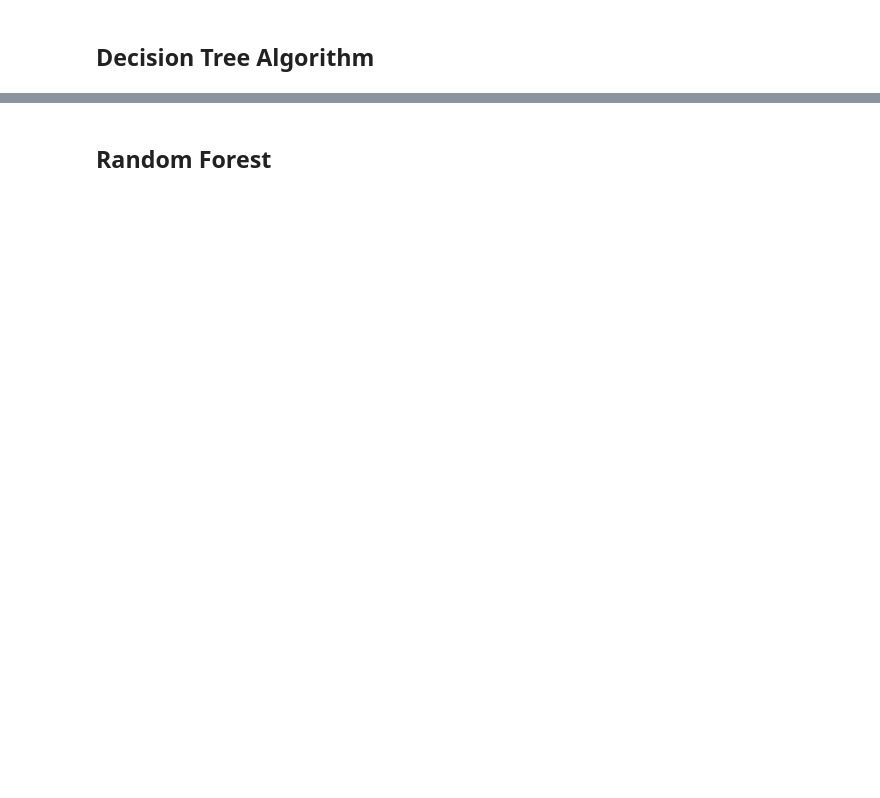
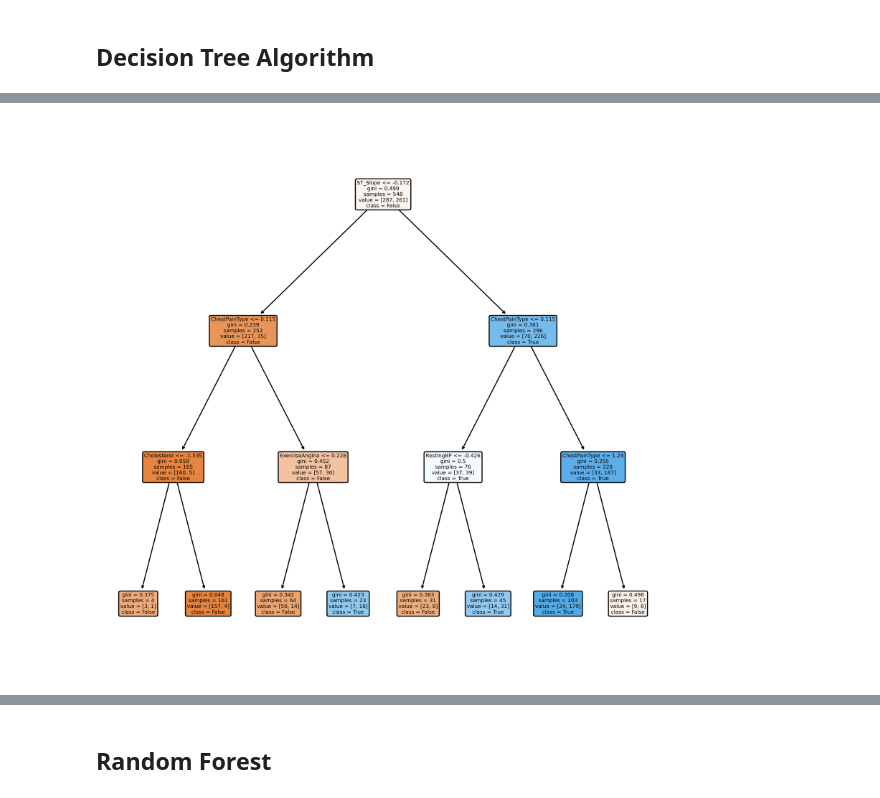
Before and after one commit to anatlevari/HeartFailureClassification, a Jupyter notebook: Heart Failure - Classification.ipynb, the cells around one changed output, grey strips where cells are left out. Drawn from its saved outputs; the diff is of its cells as text; code cells hidden in the pictures; blank space fills up the shorter version.

```diff
--- a/Heart Failure - Classification.ipynb
+++ b/Heart Failure - Classification.ipynb
@@ -267,23 +149,22 @@ Standard Deviation of the cv accuracy score: 0.13200804315188575
 # %% [markdown]
 ## Decision Tree Algorithm
 # %%
-clf = DecisionTreeClassifier()
+# max_depth is set to 3 for easy visualization later
+clf = DecisionTreeClassifier(max_depth=3)
 clf = clf.fit(X_train, y_train)
 
 # decision tree accuracy
-clf_acc = round(clf.score(X_test,y_test) * 100, 2)
-
-# decision tree accuracy using cv
-clf_scores = cross_val_score(clf, X, y, scoring='accuracy', cv=80)
-clf_acc_cv = round(clf_scores.mean() * 100, 2)
+clf_acc_train = round(clf.score(X_train,y_train)*100, 2)
+clf_acc_test = round(clf.score(X_test,y_test)*100, 2)
 
 print('Accuracy of Decision Tree classifier on training set: {:.2f}'
-     .format(round(clf.score(X_train, y_train)*100, 2)))
+     .format(clf_acc_train))
 print('Accuracy of Decision Tree classifier on test set: {:.2f}'
-     .format(clf_acc))
-print('Accuracy of Decision Tree classifier on test set, using 80Fold cv: {:.2f}'
-     .format(clf_acc_cv))
+     .format(clf_acc_test))
 
-# Verify balance of the data in the division of cv
-print("Standard Deviation of the cv accuracy score:", clf_scores.std())
+# recall calculation
+y_preds = clf.predict(X_test)
+recall_clf = round(recall_score(y_test, y_preds)*100, 2)
+
+print('Recall of Decision tree classifier: {:.2f}'.format(recall_clf))
 # %% [output]
@@ -296,0 +177,13 @@ The difference between the accuracy over the train and dataset implies overfitti
+# %%
+#tree.plot_tree(clf, feature_names = df.columns, filled = True, rounded=True, max_depth = 2)
+# Setting dpi = 300 to make image clearer than default
+fig, axes = plt.subplots(nrows = 1,ncols = 1,figsize = (10,10), dpi=500)
+
+tree.plot_tree(clf,
+           feature_names = df.columns,
+           class_names=['False', 'True'],
+           filled = True, rounded=True, max_depth = 3);
+
+fig.savefig('decisionTree.png')
+# %% [output]
+[figure, added]
```
Also changed, not shown: parts of 26 cells of this notebook, 1 other file.
